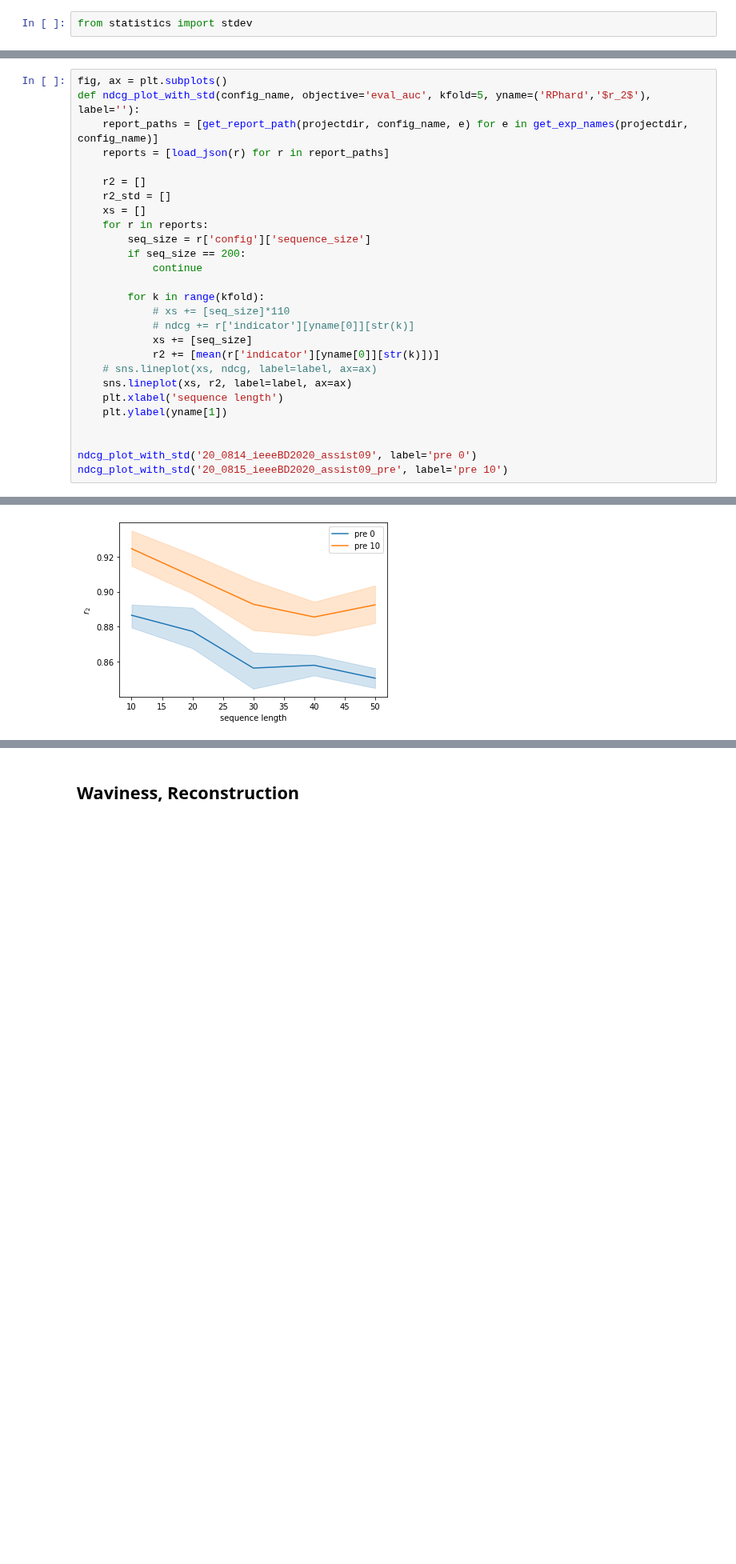
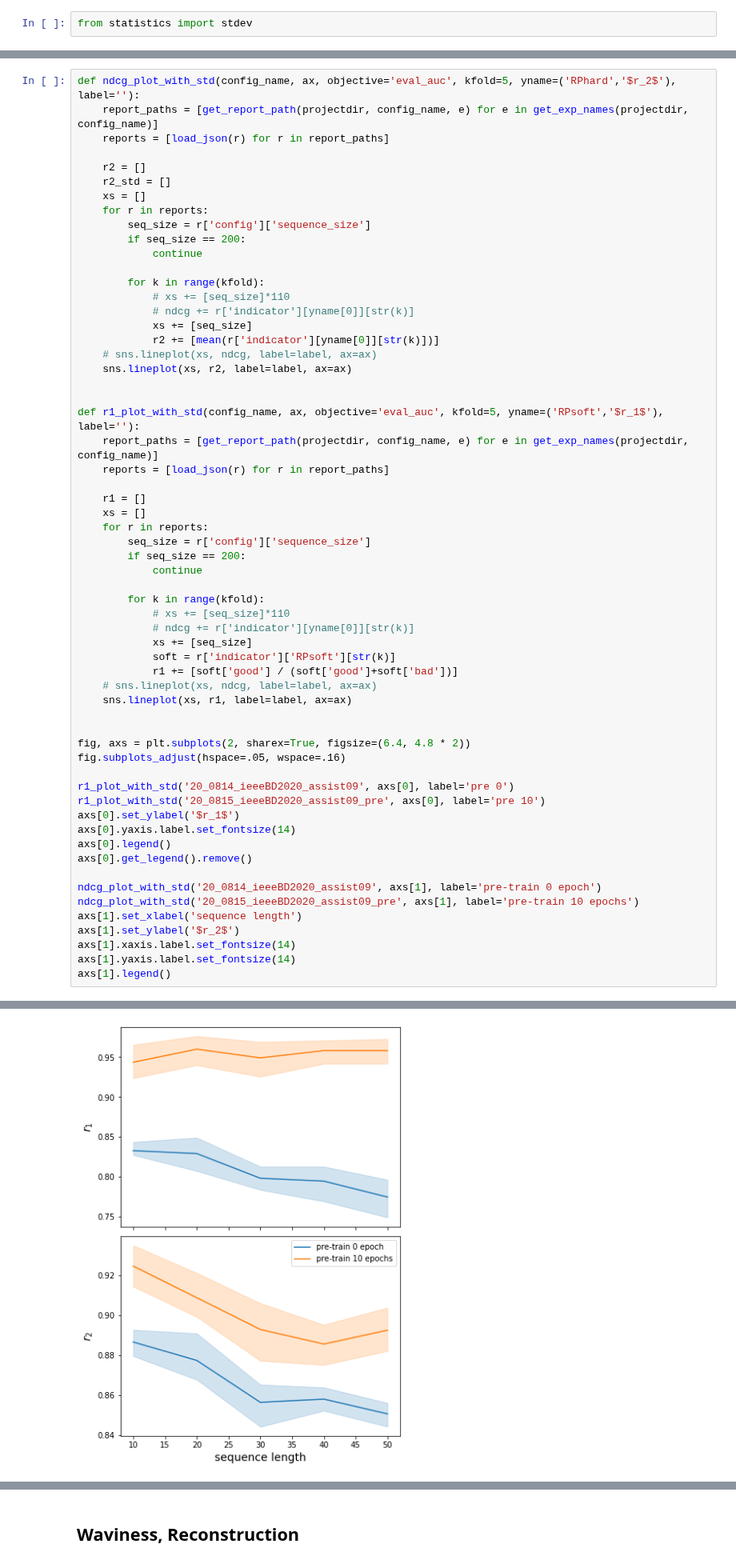
Before and after one commit to qqpann/KnowledgeTracing, a Jupyter notebook: notebook/Results_IEEE2020.ipynb, the cells around one changed output, grey strips where cells are left out. Shown at 80% size. Saved outputs shown, nothing was run; the diff lists cells and outputs as text; blank space fills up the shorter version.

```diff
--- a/notebook/Results_IEEE2020.ipynb
+++ b/notebook/Results_IEEE2020.ipynb
@@ -199,8 +199,7 @@ compare_two(normal, withpre, 'r2')
 [figure]
 [figure]
 # %%
-fig, ax = plt.subplots()
-def ndcg_plot_with_std(config_name, objective='eval_auc', kfold=5, yname=('RPhard','$r_2$'), label=''):
+def ndcg_plot_with_std(config_name, ax, objective='eval_auc', kfold=5, yname=('RPhard','$r_2$'), label=''):
     report_paths = [get_report_path(projectdir, config_name, e) for e in get_exp_names(projectdir, config_name)]
     reports = [load_json(r) for r in report_paths]
 
@@ -219,12 +218,46 @@ def ndcg_plot_with_std(config_name, objective='eval_auc', kfold=5, yname=('RPhar
             r2 += [mean(r['indicator'][yname[0]][str(k)])]
     # sns.lineplot(xs, ndcg, label=label, ax=ax)
     sns.lineplot(xs, r2, label=label, ax=ax)
-    plt.xlabel('sequence length')
-    plt.ylabel(yname[1])
 
 
-ndcg_plot_with_std('20_0814_ieeeBD2020_assist09', label='pre 0')
-ndcg_plot_with_std('20_0815_ieeeBD2020_assist09_pre', label='pre 10')
+def r1_plot_with_std(config_name, ax, objective='eval_auc', kfold=5, yname=('RPsoft','$r_1$'), label=''):
+    report_paths = [get_report_path(projectdir, config_name, e) for e in get_exp_names(projectdir, config_name)]
+    reports = [load_json(r) for r in report_paths]
+
+    r1 = []
+    xs = []
+    for r in reports:
+        seq_size = r['config']['sequence_size']
+        if seq_size == 200:
+            continue
+
+        for k in range(kfold):
+            # xs += [seq_size]*110
+            # ndcg += r['indicator'][yname[0]][str(k)]
+            xs += [seq_size]
+            soft = r['indicator']['RPsoft'][str(k)]
+            r1 += [soft['good'] / (soft['good']+soft['bad'])]
+    # sns.lineplot(xs, ndcg, label=label, ax=ax)
+    sns.lineplot(xs, r1, label=label, ax=ax)
+
+
+fig, axs = plt.subplots(2, sharex=True, figsize=(6.4, 4.8 * 2))
+fig.subplots_adjust(hspace=.05, wspace=.16)
+
+r1_plot_with_std('20_0814_ieeeBD2020_assist09', axs[0], label='pre 0')
+r1_plot_with_std('20_0815_ieeeBD2020_assist09_pre', axs[0], label='pre 10')
+axs[0].set_ylabel('$r_1$')
+axs[0].yaxis.label.set_fontsize(14)
+axs[0].legend()
+axs[0].get_legend().remove()
+
+ndcg_plot_with_std('20_0814_ieeeBD2020_assist09', axs[1], label='pre-train 0 epoch')
+ndcg_plot_with_std('20_0815_ieeeBD2020_assist09_pre', axs[1], label='pre-train 10 epochs')
+axs[1].set_xlabel('sequence length')
+axs[1].set_ylabel('$r_2$')
+axs[1].xaxis.label.set_fontsize(14)
+axs[1].yaxis.label.set_fontsize(14)
+axs[1].legend()
 # %% [output]
 ['sequence_size10.auto', 'sequence_size20.auto', 'sequence_size30.auto', 'sequence_size40.auto', 'sequence_size50.auto', 'sequence_size200.auto']
 ['sequence_size10.auto', 'sequence_size20.auto', 'sequence_size30.auto', 'sequence_size40.auto', 'sequence_size50.auto']
@@ -231 +267 @@ ndcg_plot_with_std('20_0815_ieeeBD2020_assist09_pre', label='pre 10')
-[figure, old version]
+[figure, new version]
```
Also changed, not shown: parts of 6 cells of this notebook, 7 other files.
